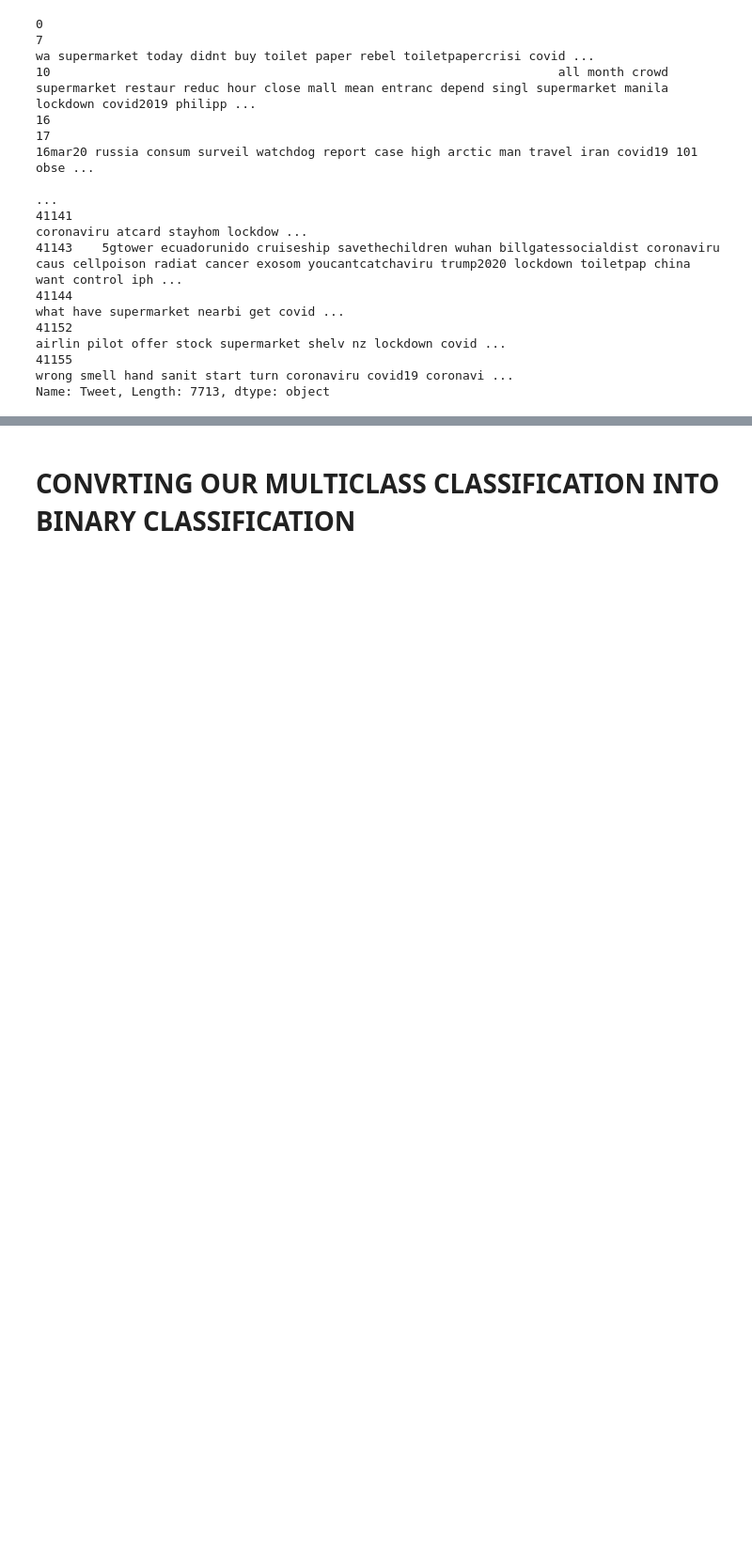
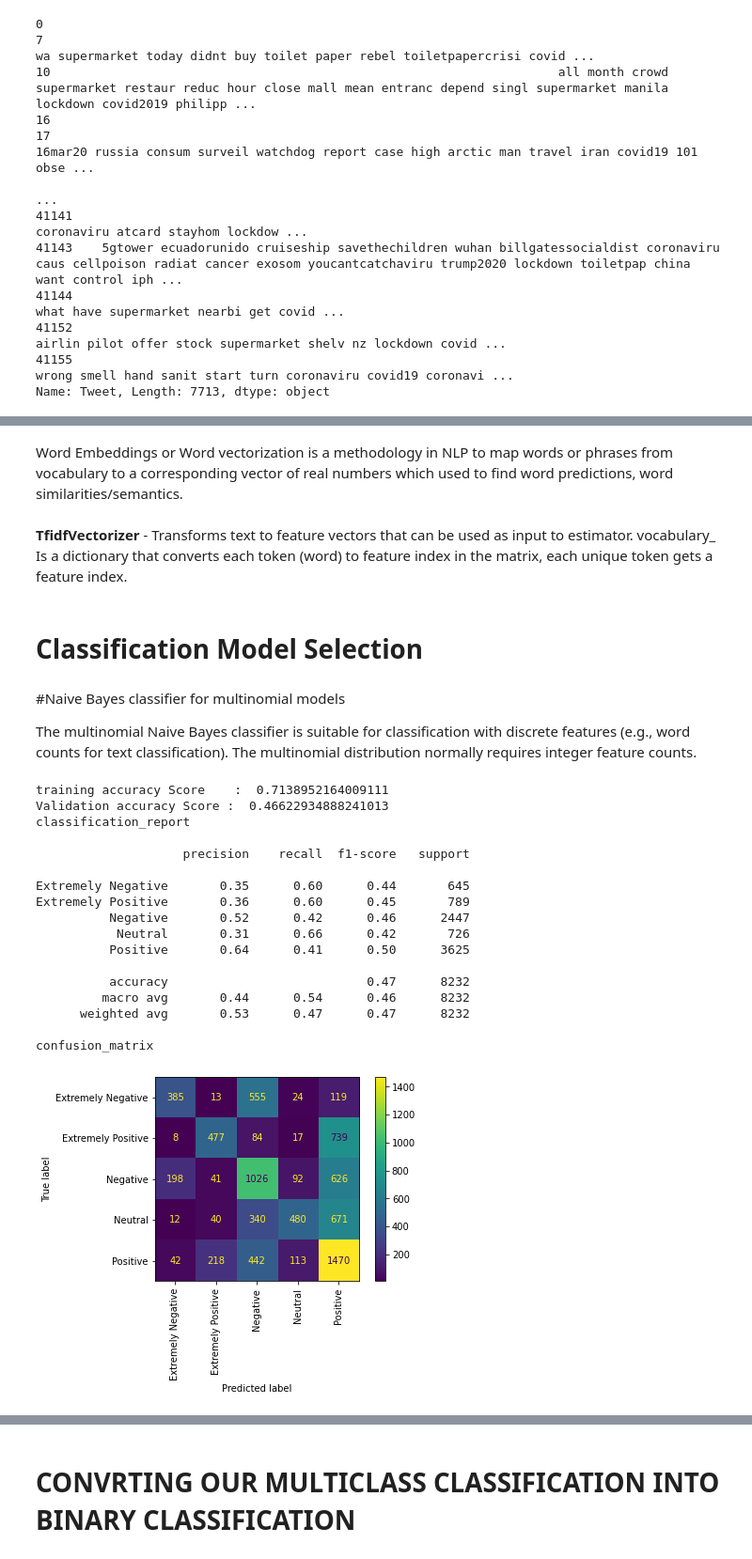
Before and after one commit to pankaj-beldar/Capstone_Project_03_Corona-virus-Tweet-Sentiment-Analysis, a Jupyter notebook: Capstone_03_Corona_Virus_Tweet_Sentiment_Analysis.ipynb, the cells around one changed output, grey strips where cells are left out. Shown at 94% size. Cells and saved outputs as stored; diff of their text form; code cells hidden in the pictures; blank space fills up the shorter version.

```diff
--- a/Capstone_03_Corona_Virus_Tweet_Sentiment_Analysis.ipynb
+++ b/Capstone_03_Corona_Virus_Tweet_Sentiment_Analysis.ipynb
@@ -667 +689,4 @@ new_df = df[['Tweet','Sentiment']]
+# %%
+# Create new dataset with feature selection.
+new_df = df[['num_char', 'num_words', 'num_sentences','Tweet','Sentiment']]
 # %%
@@ -669,6 +718,6 @@ new_df
 # %%
+#Train Test Split
 from sklearn.model_selection import train_test_split
-
-train,valid = train_test_split(new_df,test_size = 0.2,random_state=0,stratify = new_df.Sentiment.values) #stratification means that the train_test_split method returns training and test subsets that have the same proportions of class labels as the input dataset.
+train,test = train_test_split(new_df,test_size = 0.2,random_state=0,stratify = new_df.Sentiment.values) #stratification means that the train_test_split method returns training and test subsets that have the same proportions of class labels as the input dataset.
 print("train shape : ", train.shape)
-print("valid shape : ", valid.shape)
+print("test shape : ", test.shape)
@@ -675,23 +729,59 @@ print("valid shape : ", valid.shape)
+# %% [markdown]
+Word Embeddings or Word vectorization is a methodology in NLP to map words or phrases from vocabulary to a corresponding vector of real numbers which used to find word predictions, word similarities/semantics.
+# %% [markdown]
+**TfidfVectorizer** - Transforms text to feature vectors that can be used as input to estimator. vocabulary_ Is a dictionary that converts each token (word) to feature index in the matrix, each unique token gets a feature index.
 # %%
-from sklearn.feature_extraction.text import CountVectorizer
+from sklearn.feature_extraction.text import CountVectorizer, TfidfVectorizer
 from nltk.corpus import stopwords
 stop = list(stopwords.words('english'))
 vectorizer = CountVectorizer(decode_error = 'replace',stop_words = stop)
 
 X_train = vectorizer.fit_transform(train.Tweet.values)
-X_valid = vectorizer.transform(valid.Tweet.values)
+X_test = vectorizer.transform(test.Tweet.values)
 
 y_train = train.Sentiment.values
-y_valid = valid.Sentiment.values
+y_test = test.Sentiment.values
+# %% [markdown]
+# Classification Model Selection
+# %% [markdown]
+#Naive Bayes classifier for multinomial models
+
+The multinomial Naive Bayes classifier is suitable for classification with discrete features (e.g., word counts for text classification). The multinomial distribution normally requires integer feature counts.
 # %%
 from sklearn.naive_bayes import MultinomialNB
 
 naiveByes_clf = MultinomialNB()
 
 naiveByes_clf.fit(X_train,y_train)
 
-NB_prediction = naiveByes_clf.predict(X_valid)
-NB_accuracy = accuracy_score(y_valid,NB_prediction)
+NB_prediction = naiveByes_clf.predict(X_test)
+NB_accuracy = accuracy_score(y_test,NB_prediction)
+
 print("training accuracy Score    : ",naiveByes_clf.score(X_train,y_train))
 print("Validation accuracy Score : ",NB_accuracy )
-print(classification_report(NB_prediction,y_valid))
+
+print('classification_report','\n')
+print(classification_report(NB_prediction,y_test))
+
+print('confusion_matrix','\n')
+plot_confusion_matrix(naiveByes_clf,X_test,y_test, xticks_rotation='90',cmap='viridis')
+plt.show()
+# %% [output]
+training accuracy Score    :  0.7138952164009111
+Validation accuracy Score :  0.46622934888241013
+classification_report
+
+                    precision    recall  f1-score   support
+
+Extremely Negative       0.35      0.60      0.44       645
+Extremely Positive       0.36      0.60      0.45       789
+          Negative       0.52      0.42      0.46      2447
+           Neutral       0.31      0.66      0.42       726
+          Positive       0.64      0.41      0.50      3625
+
+          accuracy                           0.47      8232
+         macro avg       0.44      0.54      0.46      8232
+      weighted avg       0.53      0.47      0.47      8232
+
+confusion_matrix
+[figure, added]
```
Also changed, not shown: parts of 59 cells of this notebook.
